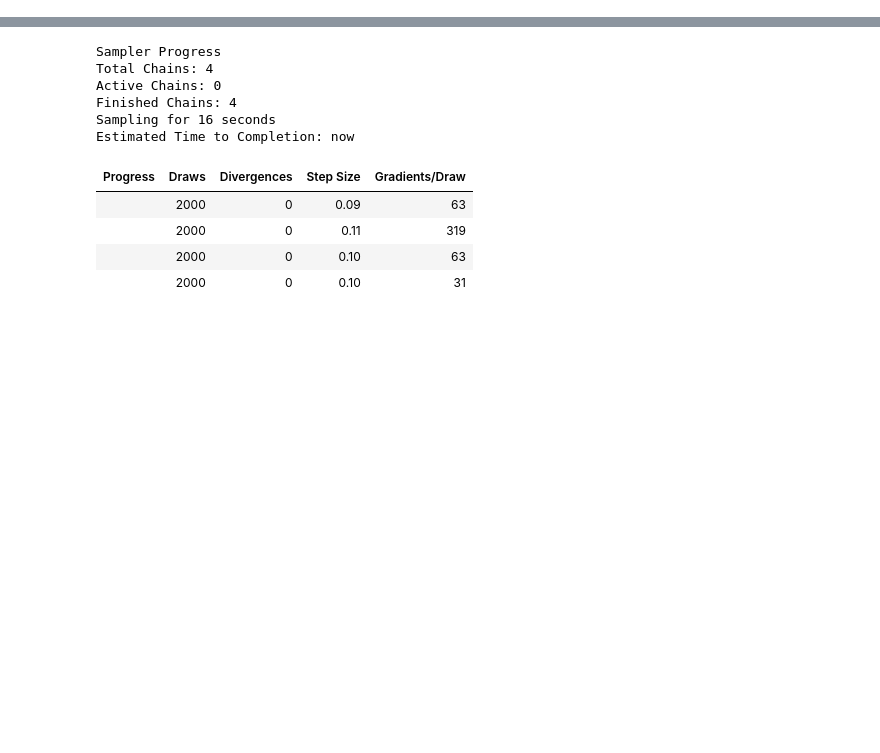
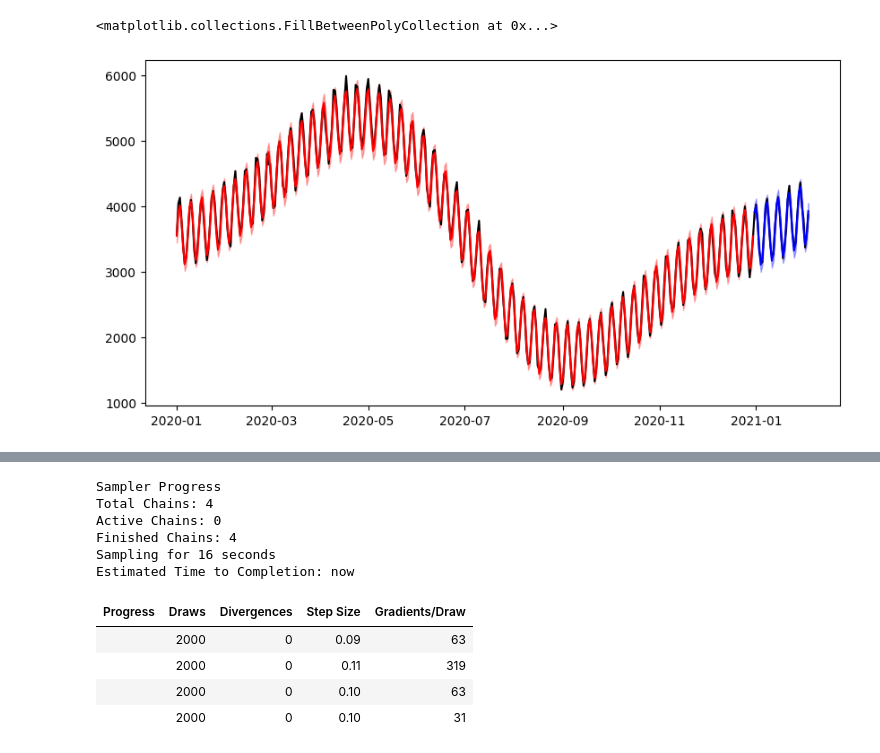
Before and after one commit to redam94/search-click-prediction, a Jupyter notebook: notebooks/test_model.ipynb, the cells around one changed output, grey strips where cells are left out. Cells and saved outputs as stored; diff of their text form; code cells hidden in the pictures; blank space fills up the shorter version.

```diff
--- a/notebooks/test_model.ipynb
+++ b/notebooks/test_model.ipynb
@@ -44,0 +279,7 @@ data.search_volume.plot.line(x='date', hue='geo');
+# %%
+with model:
+    idata = pm.sample_prior_predictive(random_seed=rng)
+    trace = pm.sample(1000, tune=1000, nuts_sampler='numpyro')
+# %%
+with model:
+    posterior = pm.sample_posterior_predictive(trace, random_seed=rng)
@@ -44,0 +294,6 @@ data.search_volume.plot.line(x='date', hue='geo');
+# %%
+with model:
+    pm.set_data(
+        {'time': test_data['time'].values},
+        coords={'date': test_data['date'].values, 'geo': geos})
+    posterior_new = pm.sample_posterior_predictive(trace, random_seed=rng)
@@ -44,0 +320,27 @@ data.search_volume.plot.line(x='date', hue='geo');
+# %%
+posterior_train_mean = posterior.posterior_predictive['search_volume_obs'].mean(dim=('chain', 'draw'))
+posterior_train_hdi = pm.hdi(posterior.posterior_predictive['search_volume_obs'], .95).search_volume_obs
+
+posterior_test_mean = posterior_new.sel(date=slice('2020-12-31', None)).posterior_predictive['search_volume_obs'].mean(dim=('chain', 'draw'))
+posterior_test_hdi = pm.hdi(posterior_new.sel(date=slice('2020-12-31', None)).posterior_predictive['search_volume_obs'], .95).search_volume_obs
+
+total_posterior_train_mean = posterior.posterior_predictive['search_volume_obs'].sum(dim='geo').mean(dim=('chain', 'draw'))
+total_posterior_train_hdi = pm.hdi(posterior.posterior_predictive['search_volume_obs'].sum(dim='geo')).search_volume_obs
+
+total_posterior_test_mean = posterior_new.sel(date=slice('2020-12-31', None)).posterior_predictive['search_volume_obs'].sum(dim='geo').mean(dim=('chain', 'draw'))
+total_posterior_test_hdi = pm.hdi(posterior_new.sel(date=slice('2020-12-31', None)).posterior_predictive['search_volume_obs'].sum(dim='geo')).search_volume_obs
+# %%
+plt.figure(figsize=(10, 5))
+plt.plot(data['date'], data['search_volume'].sum(dim='geo'), label='Observed', c='k')
+plt.plot(train_data['date'], total_posterior_train_mean, label='Posterior', c='r')
+plt.fill_between(
+    total_posterior_train_hdi.date.values, total_posterior_train_hdi.sel(hdi='lower').values,
+    total_posterior_train_hdi.sel(hdi='higher').values,
+    color='r', alpha=0.3)
+plt.plot(total_posterior_test_mean.date.values, total_posterior_test_mean, label='Posterior', c='b')
+plt.fill_between(
+    total_posterior_test_hdi.date.values, total_posterior_test_hdi.sel(hdi='lower').values,
+    total_posterior_test_hdi.sel(hdi='higher').values, color='b', alpha=0.3)
+# %% [output]
+<matplotlib.collections.FillBetweenPolyCollection at 0x...>
+[figure, added]
```
Also changed, not shown: parts of 21 cells of this notebook.
